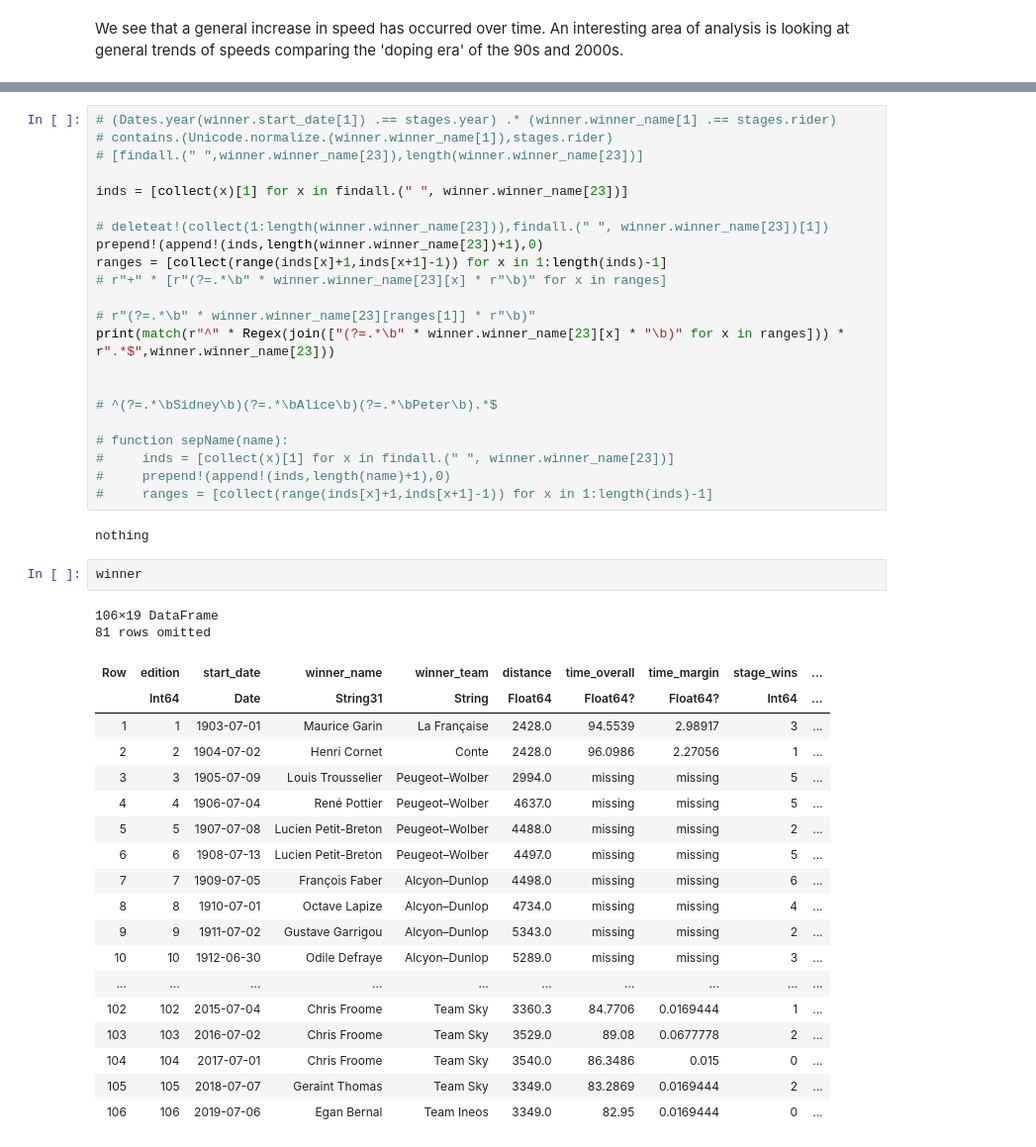
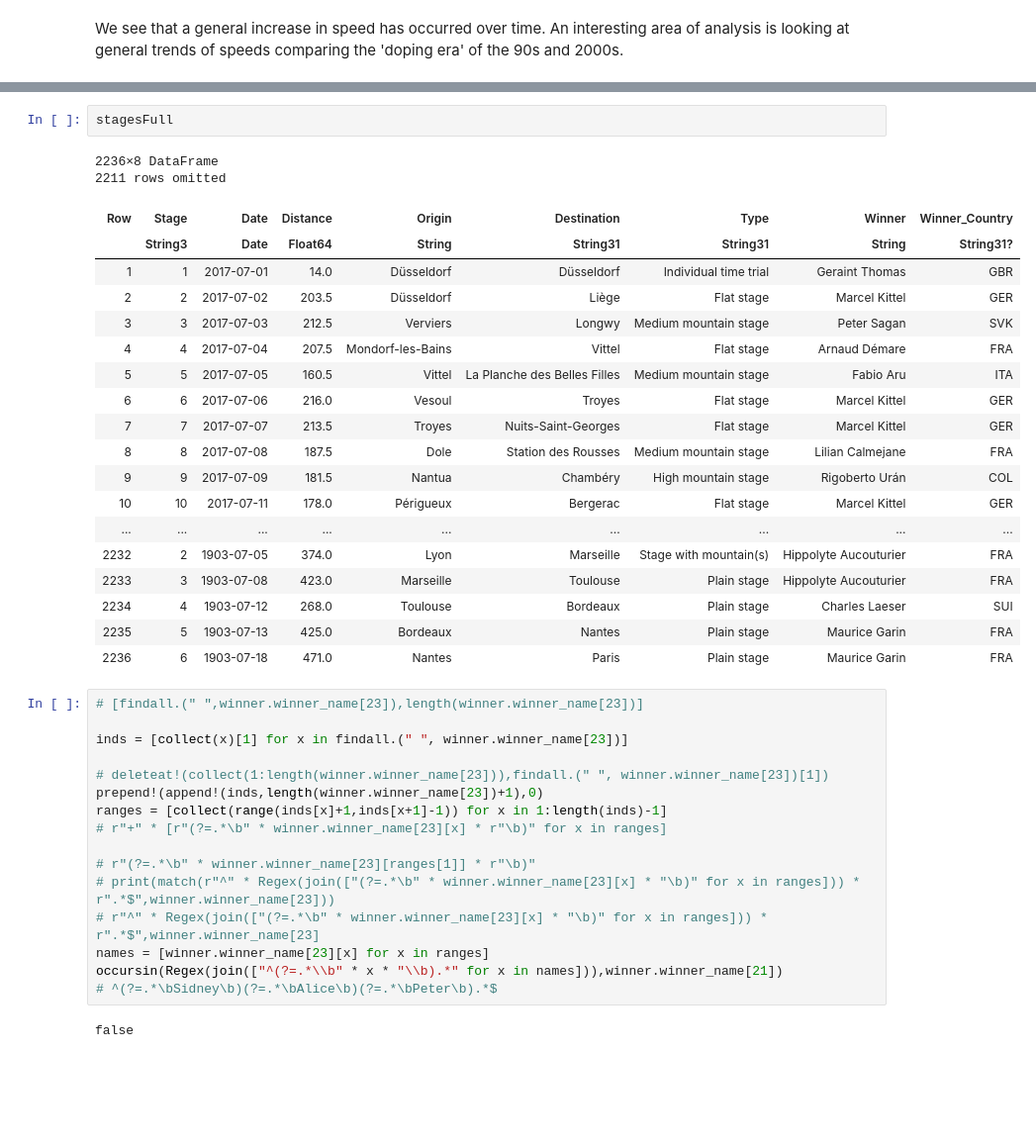
Before and after one commit to argrod/TdF, a Jupyter notebook: TdF.ipynb, the cells around one changed output, grey strips where cells are left out. Shown at 99% size. Cells and saved outputs as stored; diff of their text form; blank space fills up the shorter version.

Commit message:
Improved rider data extraction

```diff
--- a/TdF.ipynb
+++ b/TdF.ipynb
@@ -123,6 +199,27 @@ using Unicode
+# %%
+stagesFull
+# %% [output]
+2236×8 DataFrame
+2211 rows omitted
+| Row | Stage | Date | Distance | Origin | Destination | Type | Winner | Winner_Country |
+|  | String3 | Date | Float64 | String | String31 | String31 | String | String31? |
+| 1 | 1 | 2017-07-01 | 14.0 | Düsseldorf | Düsseldorf | Individual time trial | Geraint Thomas | GBR |
+| 2 | 2 | 2017-07-02 | 203.5 | Düsseldorf | Liège | Flat stage | Marcel Kittel | GER |
+| 3 | 3 | 2017-07-03 | 212.5 | Verviers | Longwy | Medium mountain stage | Peter Sagan | SVK |
+| 4 | 4 | 2017-07-04 | 207.5 | Mondorf-les-Bains | Vittel | Flat stage | Arnaud Démare | FRA |
+| 5 | 5 | 2017-07-05 | 160.5 | Vittel | La Planche des Belles Filles | Medium mountain stage | Fabio Aru | ITA |
+| 6 | 6 | 2017-07-06 | 216.0 | Vesoul | Troyes | Flat stage | Marcel Kittel | GER |
+| 7 | 7 | 2017-07-07 | 213.5 | Troyes | Nuits-Saint-Georges | Flat stage | Marcel Kittel | GER |
+| 8 | 8 | 2017-07-08 | 187.5 | Dole | Station des Rousses | Medium mountain stage | Lilian Calmejane | FRA |
+| 9 | 9 | 2017-07-09 | 181.5 | Nantua | Chambéry | High mountain stage | Rigoberto Urán | COL |
+| 10 | 10 | 2017-07-11 | 178.0 | Périgueux | Bergerac | Flat stage | Marcel Kittel | GER |
+| ... | ... | ... | ... | ... | ... | ... | ... | ... |
+| 2232 | 2 | 1903-07-05 | 374.0 | Lyon | Marseille | Stage with mountain(s) | Hippolyte Aucouturier | FRA |
+| 2233 | 3 | 1903-07-08 | 423.0 | Marseille | Toulouse | Plain stage | Hippolyte Aucouturier | FRA |
+| 2234 | 4 | 1903-07-12 | 268.0 | Toulouse | Bordeaux | Plain stage | Charles Laeser | SUI |
+| 2235 | 5 | 1903-07-13 | 425.0 | Bordeaux | Nantes | Plain stage | Maurice Garin | FRA |
+| 2236 | 6 | 1903-07-18 | 471.0 | Nantes | Paris | Plain stage | Maurice Garin | FRA |
 # %%
-# (Dates.year(winner.start_date[1]) .== stages.year) .* (winner.winner_name[1] .== stages.rider)
-# contains.(Unicode.normalize.(winner.winner_name[1]),stages.rider)
 # [findall.(" ",winner.winner_name[23]),length(winner.winner_name[23])]
 
 inds = [collect(x)[1] for x in findall.(" ", winner.winner_name[23])]
@@ -133,37 +230,10 @@ ranges = [collect(range(inds[x]+1,inds[x+1]-1)) for x in 1:length(inds)-1]
 # r"+" * [r"(?=.*\b" * winner.winner_name[23][x] * r"\b)" for x in ranges]
 
 # r"(?=.*\b" * winner.winner_name[23][ranges[1]] * r"\b)"
-print(match(r"^" * Regex(join(["(?=.*\b" * winner.winner_name[23][x] * "\b)" for x in ranges])) * r".*$",winner.winner_name[23]))
-
-
+# print(match(r"^" * Regex(join(["(?=.*\b" * winner.winner_name[23][x] * "\b)" for x in ranges])) * r".*$",winner.winner_name[23]))
+# r"^" * Regex(join(["(?=.*\b" * winner.winner_name[23][x] * "\b)" for x in ranges])) * r".*$",winner.winner_name[23]
+names = [winner.winner_name[23][x] for x in ranges]
+occursin(Regex(join(["^(?=.*\\b" * x * "\\b).*" for x in names])),winner.winner_name[21])
 # ^(?=.*\bSidney\b)(?=.*\bAlice\b)(?=.*\bPeter\b).*$
-
-# function sepName(name):
-#     inds = [collect(x)[1] for x in findall.(" ", winner.winner_name[23])]
-#     prepend!(append!(inds,length(name)+1),0)
-#     ranges = [collect(range(inds[x]+1,inds[x+1]-1)) for x in 1:length(inds)-1]
 # %% [output]
-nothing
+false
-# %%
-winner
-# %% [output]
-106×19 DataFrame
-81 rows omitted
-| Row | edition | start_date | winner_name | winner_team | distance | time_overall | time_margin | stage_wins | ... |
-|  | Int64 | Date | String31 | String | Float64 | Float64? | Float64? | Int64 | ... |
-| 1 | 1 | 1903-07-01 | Maurice Garin | La Française | 2428.0 | 94.5539 | 2.98917 | 3 | ... |
-| 2 | 2 | 1904-07-02 | Henri Cornet | Conte | 2428.0 | 96.0986 | 2.27056 | 1 | ... |
-| 3 | 3 | 1905-07-09 | Louis Trousselier | Peugeot–Wolber | 2994.0 | missing | missing | 5 | ... |
-| 4 | 4 | 1906-07-04 | René Pottier | Peugeot–Wolber | 4637.0 | missing | missing | 5 | ... |
-| 5 | 5 | 1907-07-08 | Lucien Petit-Breton | Peugeot–Wolber | 4488.0 | missing | missing | 2 | ... |
-| 6 | 6 | 1908-07-13 | Lucien Petit-Breton | Peugeot–Wolber | 4497.0 | missing | missing | 5 | ... |
-| 7 | 7 | 1909-07-05 | François Faber | Alcyon–Dunlop | 4498.0 | missing | missing | 6 | ... |
-| 8 | 8 | 1910-07-01 | Octave Lapize | Alcyon–Dunlop | 4734.0 | missing | missing | 4 | ... |
-| 9 | 9 | 1911-07-02 | Gustave Garrigou | Alcyon–Dunlop | 5343.0 | missing | missing | 2 | ... |
-| 10 | 10 | 1912-06-30 | Odile Defraye | Alcyon–Dunlop | 5289.0 | missing | missing | 3 | ... |
-| ... | ... | ... | ... | ... | ... | ... | ... | ... | ... |
-| 102 | 102 | 2015-07-04 | Chris Froome | Team Sky | 3360.3 | 84.7706 | 0.0169444 | 1 | ... |
-| 103 | 103 | 2016-07-02 | Chris Froome | Team Sky | 3529.0 | 89.08 | 0.0677778 | 2 | ... |
-| 104 | 104 | 2017-07-01 | Chris Froome | Team Sky | 3540.0 | 86.3486 | 0.015 | 0 | ... |
-| 105 | 105 | 2018-07-07 | Geraint Thomas | Team Sky | 3349.0 | 83.2869 | 0.0169444 | 2 | ... |
-| 106 | 106 | 2019-07-06 | Egan Bernal | Team Ineos | 3349.0 | 82.95 | 0.0169444 | 0 | ... |
```
Also changed, not shown: parts of 7 cells of this notebook.
